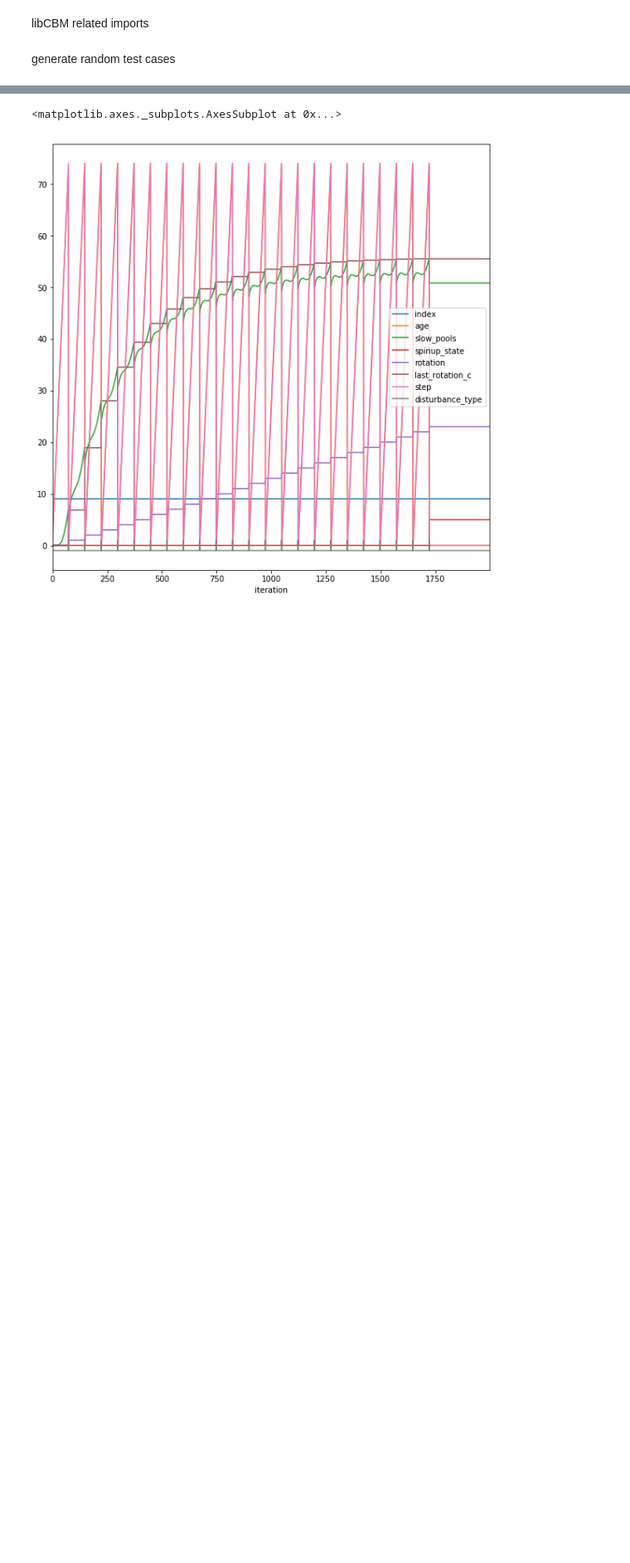
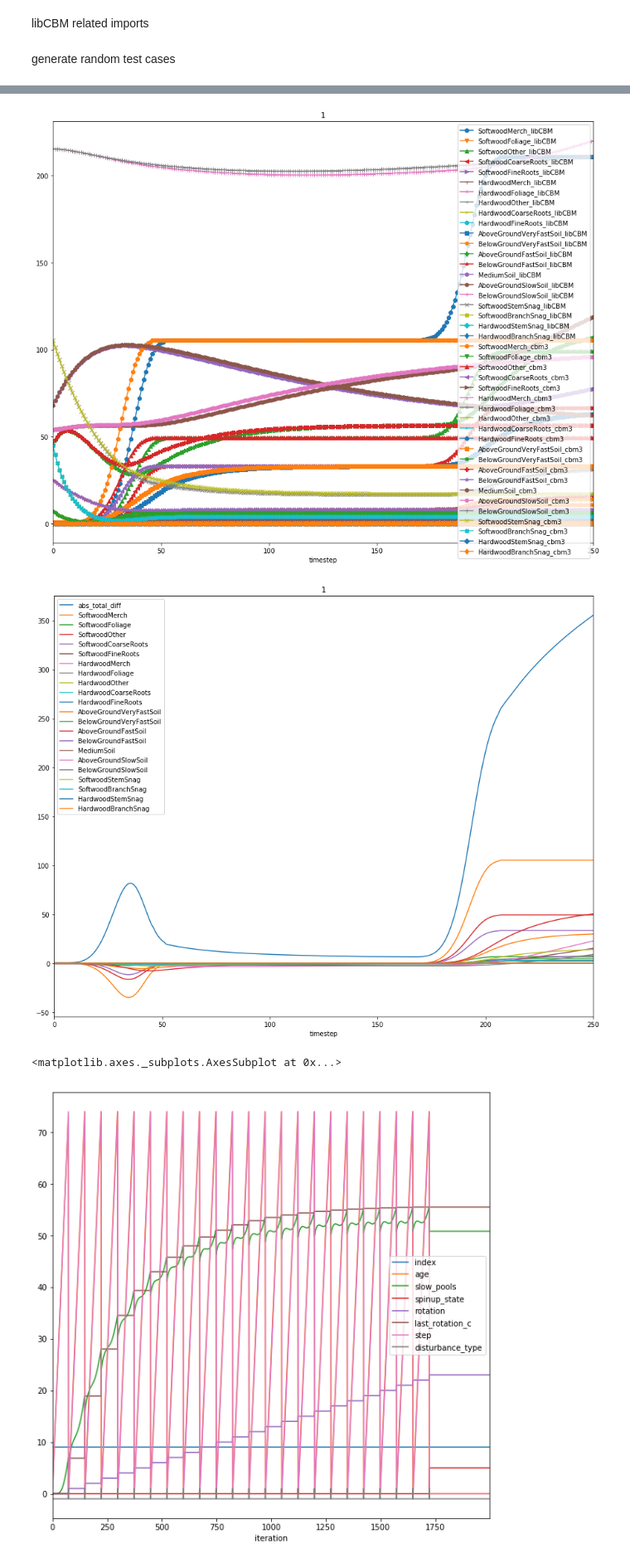
Before and after one commit to cat-cfs/libcbm_py, a Jupyter notebook: stand_level_testing.ipynb, the cells around one changed output, grey strips where cells are left out. Shown at 83% size. Cells and saved outputs as stored; diff of their text form; code cells hidden in the pictures; blank space fills up the shorter version.

```diff
--- a/stand_level_testing.ipynb
+++ b/stand_level_testing.ipynb
@@ -70,3 +91,22 @@ cbm3_simulator.get_cbm3_results(cbm3_results_path)
+# %%
+def plot_diff(id):
+    markers = ["o","v","^","<",">","1","2","3","4","8","s","p","P","*","h","H","+","x","X","D","d"]
+    bio_pools = pools_merged[pools_merged["identifier"]==casegeneration.get_classifier_name(id)]
+    bio_pools = bio_pools.drop(columns="identifier")
+    bio_pools = bio_pools.groupby("timestep").sum()
+    ax = bio_pools.plot(figsize=(15,12), title=casegeneration.get_classifier_name(id))
+    for i, line in enumerate(ax.get_lines()):
+        line.set_marker(markers[i%len(markers)])
+    ax.legend(ax.get_lines(), bio_pools.columns, loc='best')
+    bio_diffs = pool_diffs[pool_diffs["identifier"]==casegeneration.get_classifier_name(id)]
+    bio_diffs.drop(columns="identifier")
+    bio_diffs.groupby("timestep").sum() \
+        .plot(figsize=(15,12), title=casegeneration.get_classifier_name(id))
+# %%
+plot_diff(1)
+# %% [output]
+[figure, added]
+[figure, added]
 # %%
 db_path =
 n_steps = 225
```
Also changed, not shown: parts of 7 cells of this notebook, 1 other file.
